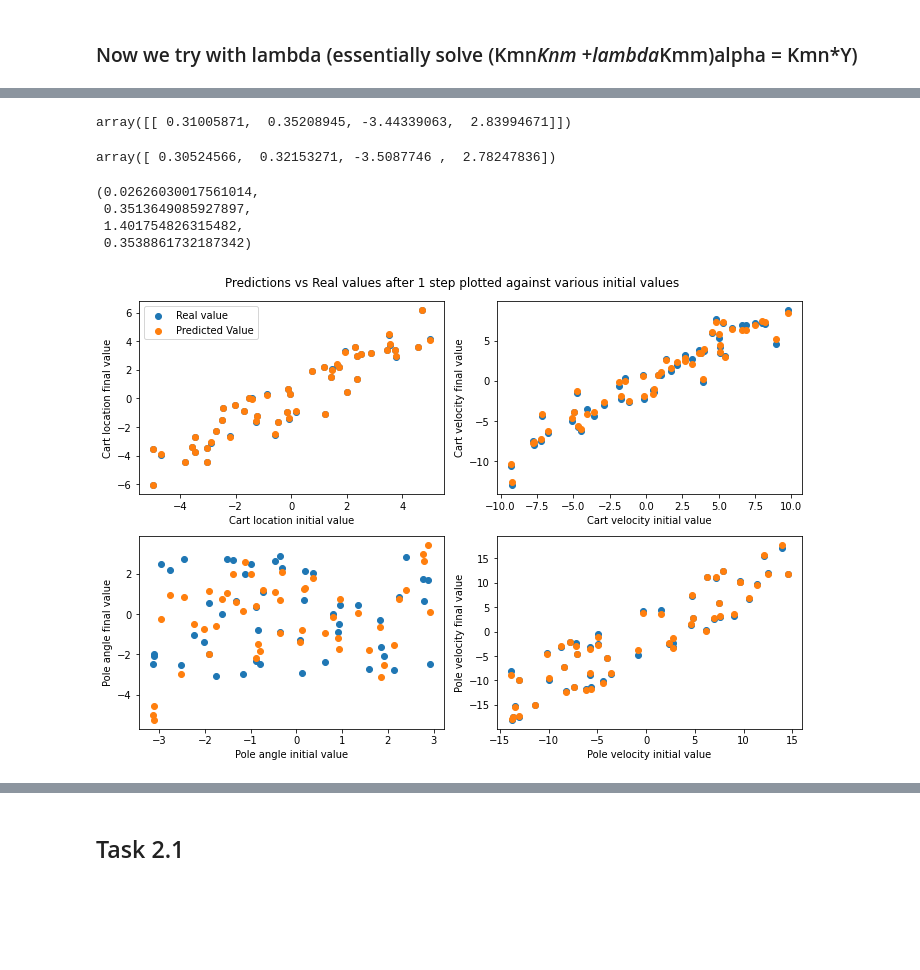
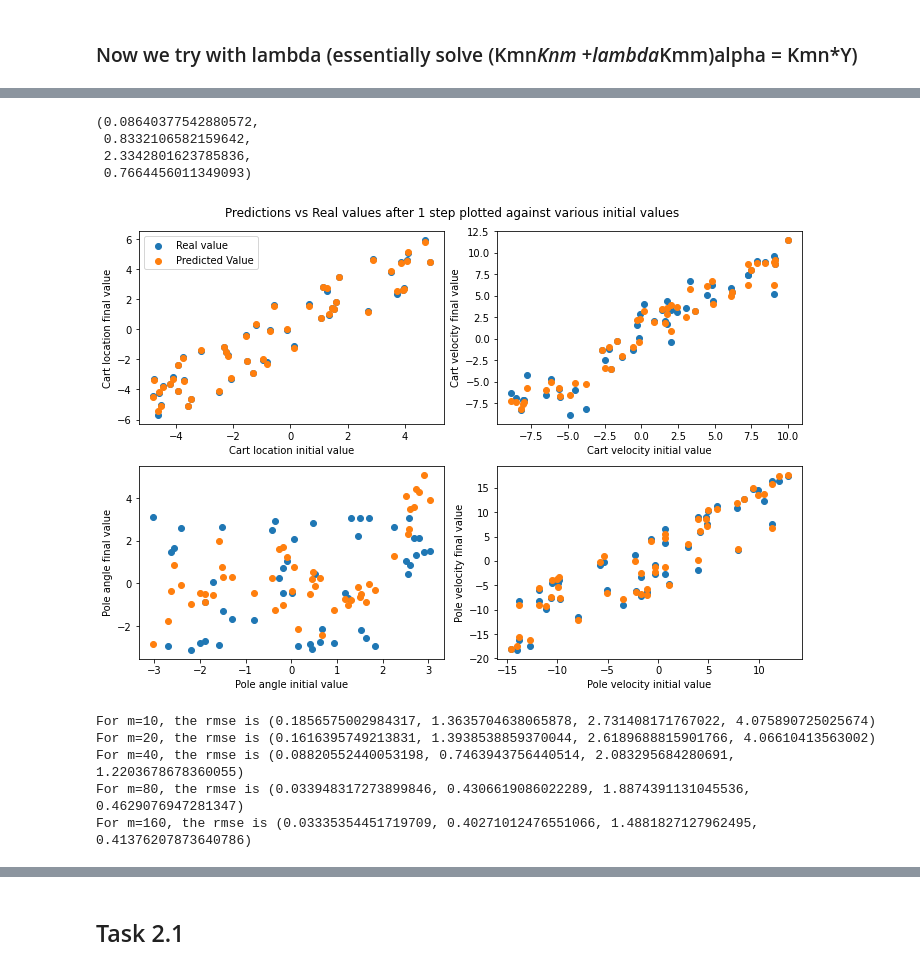
Before and after one commit to aditya-jain7/SF3, a Jupyter notebook: task_1_aj563_sf3_code.ipynb, the cells around one changed output, grey strips where cells are left out. Drawn from its saved outputs; the diff is of its cells as text; code cells hidden in the pictures; blank space fills up the shorter version.

Commit message:
Almost done 2.1 (apart from lambda)

```diff
--- a/task_1_aj563_sf3_code.ipynb
+++ b/task_1_aj563_sf3_code.ipynb
@@ -466,7 +471,7 @@ def rmse_calc(A,B):
     pv_mse=(pv_mse/len(squared))**0.5
 
 
-    return cl_mse,cv_mse,pa_mse,pv_mse
+    return np.array([cl_mse,cv_mse,pa_mse,pv_mse])
 # %%
 rmse_calc(test_y,n)
 # %% [output]
@@ -793,3 +805,12 @@ knm160= kernel_matrix(n,160,x)
+# %%
+knm10 = kernel_matrix(len(train_x),10,train_x)
+knm20= kernel_matrix(len(train_x),20,train_x)
+knm40= kernel_matrix(len(train_x),40,train_x)
+knm80= kernel_matrix(len(train_x),80,train_x)
+knm160= kernel_matrix(len(train_x),160,train_x)
+#knm320 = kernel_matrix(len(train_x),320,train_x)
+
+kernel_dict = {10:knm10,20:knm20,40:knm40,80:knm80,160:knm160}
 # %% [markdown]
 ### First we try without data error (ie without lambda)
 # %%
@@ -836,12 +845,13 @@ array([ -27.30336707, -395.12734176,  170.39047855, -128.55973952,
 # %%
-def non_linear_model(initial_x,x,y,kernel_mat,lambd,m):
+def non_linear_model(initial_x,train_x,train_y,lambd,m):
     pred = np.zeros((4))
+    kernel_mat=kernel_dict[m]
     for variable in range(4):
         for count,value in enumerate(kernel_mat[1]):
-            kern = kernel(initial_x,np.array(x[value]),sigma)
+            kern = kernel(initial_x,np.array(train_x[value]),sigma)
 
             #multiple = kern* get_alpha_with_lambda(kernel_mat,x,y,lambd,m)[variable][count]
-            multiple=kern*get_alpha_lstsq(kernel_mat,y)[variable][count]
+            multiple=kern*get_alpha_lstsq(kernel_mat,train_y)[variable][count]
 
             pred[variable]+=multiple
     return pred
@@ -852,8 +861,0 @@ array([1.9740658 , 1.88860361, 1.48181604, 3.02855226])
-# %%
-model.predict([[10,1,np.pi,2]])
-# %% [output]
-array([[ 0.31005871,  0.35208945, -3.44339063,  2.83994671]])
-# %%
-np.matmul([10,1,np.pi,2],W)
-# %% [output]
-array([ 0.30524566,  0.32153271, -3.5087746 ,  2.78247836])
@@ -870,8 +862,8 @@ test_y=y[cutoff:]
 # %%
-def non_lin_prediction(test_x):
+def non_lin_prediction(train_x,train_y,test_x,m):
     for item in test_x:
         try:
-            non_linear_preds2 = np.vstack((non_linear_preds2,non_linear_model(item,x,y,knm160,0.0001,160)))
+            non_linear_preds2 = np.vstack((non_linear_preds2,non_linear_model(item,train_x,train_y,0.0001,m)))
         except:
-            non_linear_preds2 = np.array(non_linear_model(item,x,y,knm160,0.0001,160))
+            non_linear_preds2 = np.array(non_linear_model(item,train_x,train_y,0.0001,m))
     return non_linear_preds2
@@ -878,9 +872,9 @@ def non_lin_prediction(test_x):
 # %%
-vertical_plot(test_x,test_y+test_x,non_lin_prediction(test_x)+test_x)
-rmse_calc(test_y,non_lin_prediction(test_x))
+vertical_plot(test_x,test_y+test_x,non_lin_prediction(train_x,train_y,test_x,40)+test_x)
+rmse_calc(test_y,non_lin_prediction(train_x,train_y,test_x,40))
 # %% [output]
-(0.02626030017561014,
- 0.3513649085927897,
- 1.401754826315482,
- 0.3538861732187342)
+(0.08640377542880572,
+ 0.8332106582159642,
+ 2.3342801623785836,
+ 0.7664456011349093)
-[figure, old version]
+[figure, new version]
@@ -886,0 +885,8 @@ rmse_calc(test_y,non_lin_prediction(test_x))
+# %%
+m_convergence([10,20,40,80,160],train_x,train_y,test_x,test_y)
+# %% [output]
+For m=10, the rmse is (0.1856575002984317, 1.3635704638065878, 2.731408171767022, 4.075890725025674)
+For m=20, the rmse is (0.1616395749213831, 1.3938538859370044, 2.6189688815901766, 4.06610413563002)
+For m=40, the rmse is (0.08820552440053198, 0.7463943756440514, 2.083295684280691, 1.2203678678360055)
+For m=80, the rmse is (0.033948317273899846, 0.4306619086022289, 1.8874391131045536, 0.4629076947281347)
+For m=160, the rmse is (0.03335354451719709, 0.40271012476551066, 1.4881827127962495, 0.41376207873640786)
```
Also changed, not shown: parts of 38 cells of this notebook, 4 other files.
